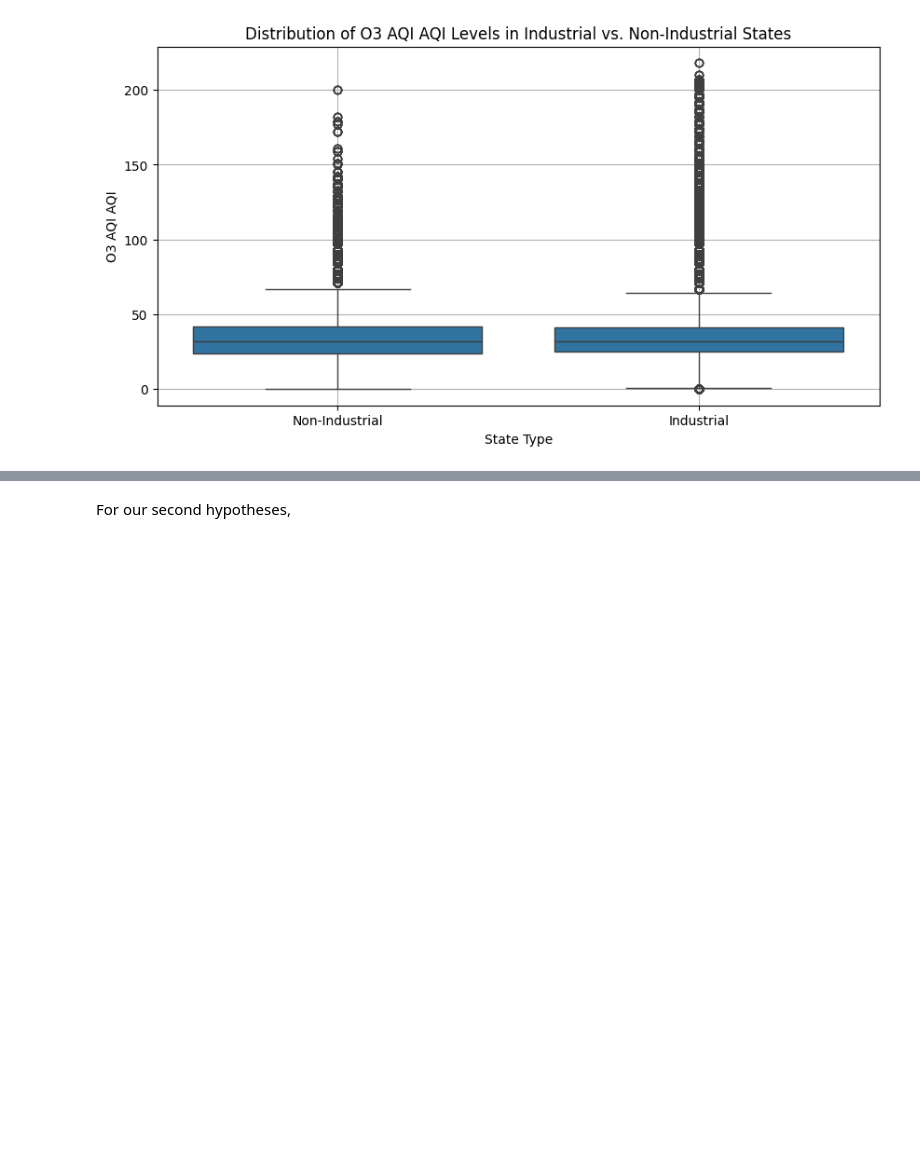
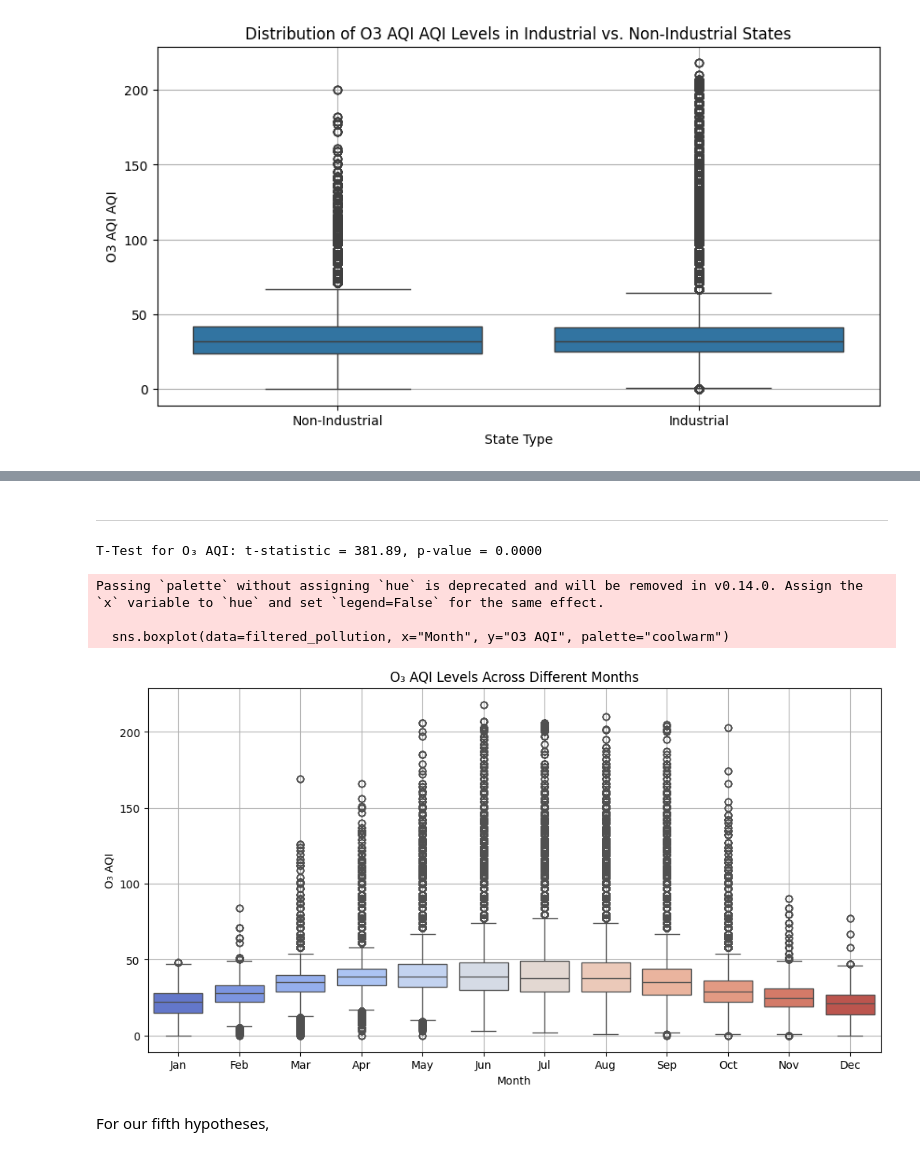
Before and after one commit to tamikamqhum/March_Team_Project, a Jupyter notebook: jupyter_notebooks/HS-Notebook_Template.ipynb, the cells around one changed output, grey strips where cells are left out. Cells and saved outputs as stored; diff of their text form; code cells hidden in the pictures; blank space fills up the shorter version.

Commit message:
still completing explanations, 4 down, 2-3 more to go. will be done by today 100%

```diff
--- a/jupyter_notebooks/HS-Notebook_Template.ipynb
+++ b/jupyter_notebooks/HS-Notebook_Template.ipynb
@@ -938,2 +1067,43 @@ T-Test for O3 AQI: t-statistic = 14.83, p-value = 0.0000
+# %% [markdown]
+---
+# %%
+# Ensure Date Local is in datetime format
+filtered_pollution["Date Local"] = pd.to_datetime(filtered_pollution["Date Local"])
+
+# Extract month from Date Local
+filtered_pollution["Month"] = filtered_pollution["Date Local"].dt.month
+
+# Define summer (June-Aug) and winter (Dec-Feb)
+summer_months = [6, 7, 8]
+winter_months = [12, 1, 2]
+
+# Filter summer and winter data
+ozone_summer = filtered_pollution[filtered_pollution["Month"].isin(summer_months)]["O3 AQI"]
+ozone_winter = filtered_pollution[filtered_pollution["Month"].isin(winter_months)]["O3 AQI"]
+
+# Perform independent t-test
+t_stat, p_value = stats.ttest_ind(ozone_summer.dropna(), ozone_winter.dropna(), equal_var=False)
+
+# Print results
+print(f"T-Test for O₃ AQI: t-statistic = {t_stat:.2f}, p-value = {p_value:.4f}")
+
+# Visualization: O₃ AQI Levels Across Months
+plt.figure(figsize=(12, 6))
+sns.boxplot(data=filtered_pollution, x="Month", y="O3 AQI", palette="coolwarm")
+
+# Formatting
+plt.xticks(ticks=range(12), labels=["Jan", "Feb", "Mar", "Apr", "May", "Jun",
+                                    "Jul", "Aug", "Sep", "Oct", "Nov", "Dec"])
+plt.xlabel("Month")
+plt.ylabel("O₃ AQI")
+plt.title("O₃ AQI Levels Across Different Months")
+plt.grid(True)
+plt.show()
+# %% [output]
+T-Test for O₃ AQI: t-statistic = 381.89, p-value = 0.0000
+Passing `palette` without assigning `hue` is deprecated and will be removed in v0.14.0. Assign the `x` variable to `hue` and set `legend=False` for the same effect.
+
+  sns.boxplot(data=filtered_pollution, x="Month", y="O3 AQI", palette="coolwarm")
+[figure, added]
 # %% [markdown]
-For our second hypotheses,
+For our fifth hypotheses,
```
Also changed, not shown: parts of 10 cells of this notebook.
